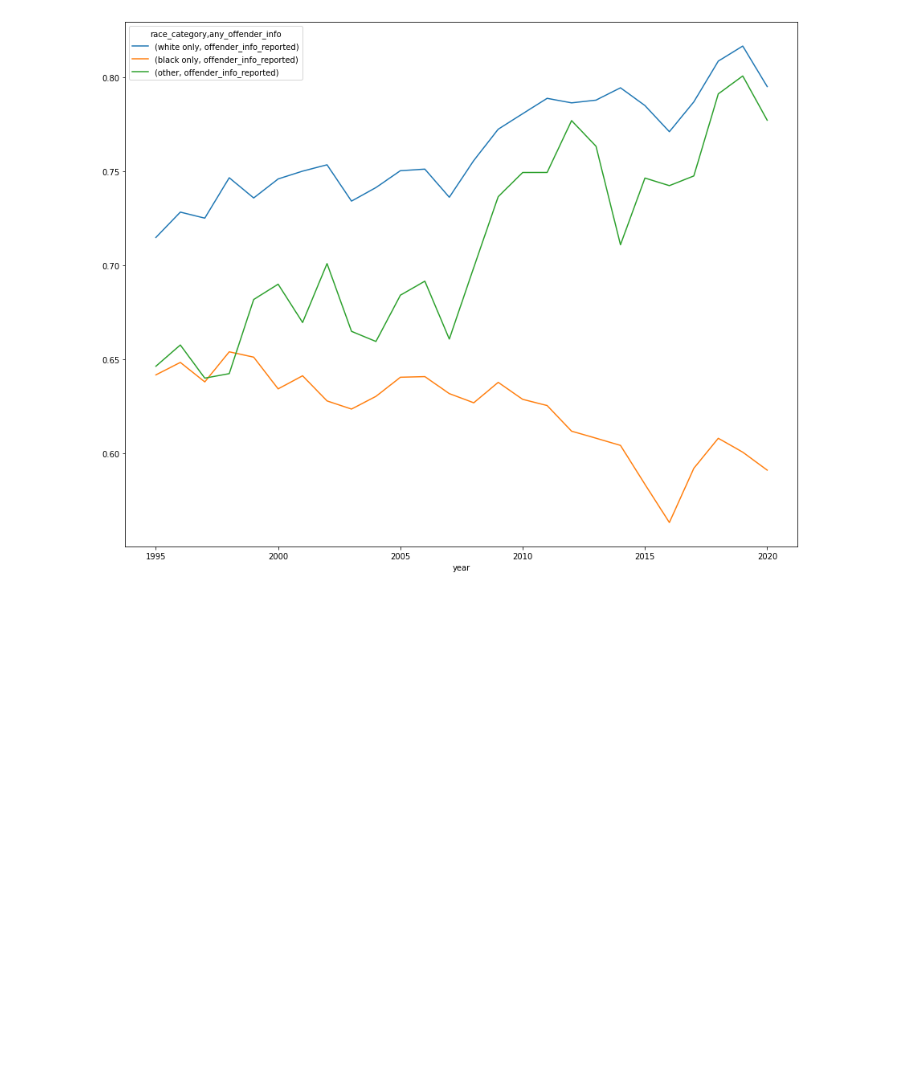
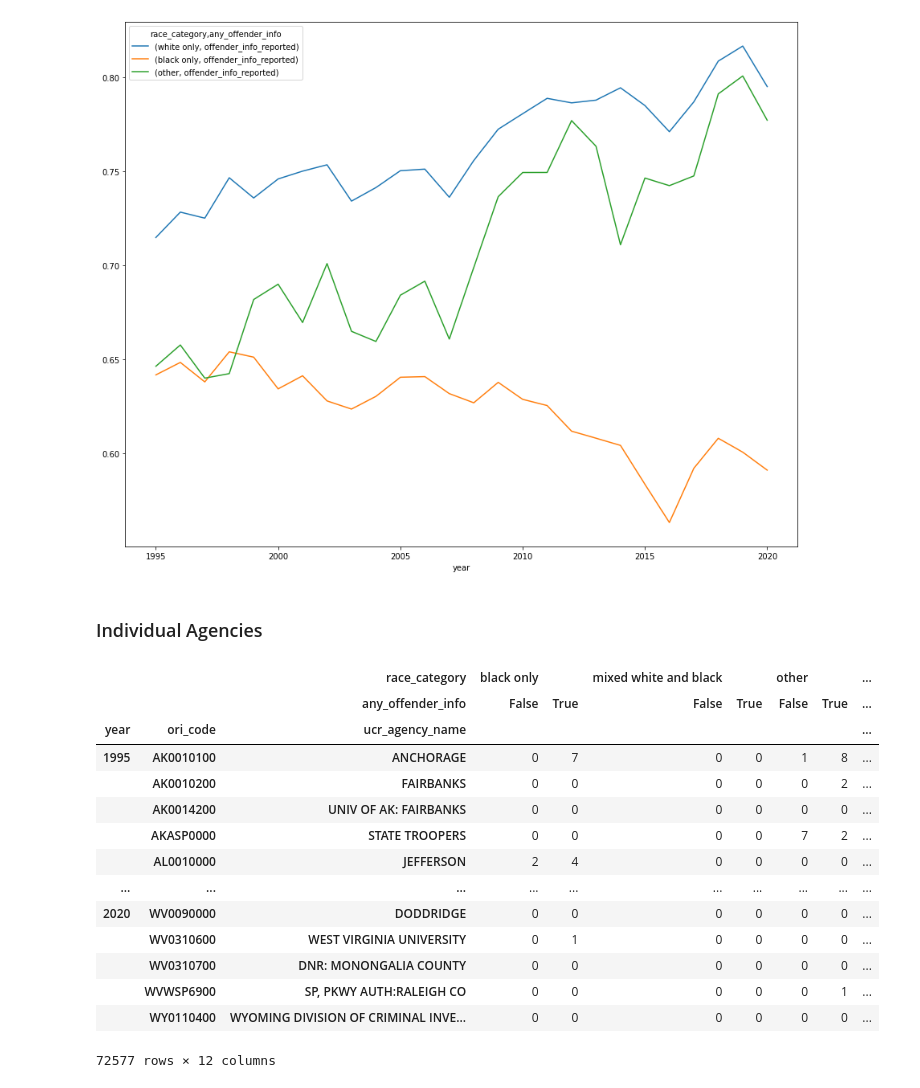
Before and after one commit to cbs-news-data/homicide-clearance-fbi-data, a Jupyter notebook: notebook/shr/src/shr.ipynb, the cells around one changed output. Cells and saved outputs as stored; diff of their text form; code cells hidden in the pictures; blank space fills up the shorter version.

Commit message:
add agency-level analysis

```diff
--- a/notebook/shr/src/shr.ipynb
+++ b/notebook/shr/src/shr.ipynb
@@ -249,3 +249,41 @@ national
 )
 # %% [output]
 [figure]
+# %% [markdown]
+### Individual Agencies
+# %%
+agency = (
+    df.merge(
+        agencies,
+        how="left",
+        left_on=["year", "ori_code"],
+        right_on=["data_year", "ori"],
+    )
+    .pipe(
+        lambda df: pd.crosstab(
+            index=[df.year, df.ori_code, df.ucr_agency_name],
+            columns=[df.race_category, df.any_offender_info],
+        )
+    )
+    .pipe(get_demo_pcts)
+)
+
+agency.to_csv("output/agency.csv")
+
+agency
+# %% [output]
+|  |  | race_category | black only |  | mixed white and black |  | other |  | ... |
+|  |  | any_offender_info | False | True | False | True | False | True | ... |
+| year | ori_code | ucr_agency_name |  |  |  |  |  |  | ... |
+| 1995 | AK0010100 | ANCHORAGE | 0 | 7 | 0 | 0 | 1 | 8 | ... |
+|  | AK0010200 | FAIRBANKS | 0 | 0 | 0 | 0 | 0 | 2 | ... |
+|  | AK0014200 | UNIV OF AK: FAIRBANKS | 0 | 0 | 0 | 0 | 0 | 0 | ... |
+|  | AKASP0000 | STATE TROOPERS | 0 | 0 | 0 | 0 | 7 | 2 | ... |
+|  | AL0010000 | JEFFERSON | 2 | 4 | 0 | 0 | 0 | 0 | ... |
+| ... | ... | ... | ... | ... | ... | ... | ... | ... | ... |
+| 2020 | WV0090000 | DODDRIDGE | 0 | 0 | 0 | 0 | 0 | 0 | ... |
+|  | WV0310600 | WEST VIRGINIA UNIVERSITY | 0 | 1 | 0 | 0 | 0 | 0 | ... |
+|  | WV0310700 | DNR: MONONGALIA COUNTY | 0 | 0 | 0 | 0 | 0 | 0 | ... |
+|  | WVWSP6900 | SP, PKWY AUTH:RALEIGH CO | 0 | 0 | 0 | 0 | 0 | 1 | ... |
+|  | WY0110400 | WYOMING DIVISION OF CRIMINAL INVE... | 0 | 0 | 0 | 0 | 0 | 0 | ... |
+72577 rows × 12 columns
```
Also changed, not shown: parts of 2 cells of this notebook.
